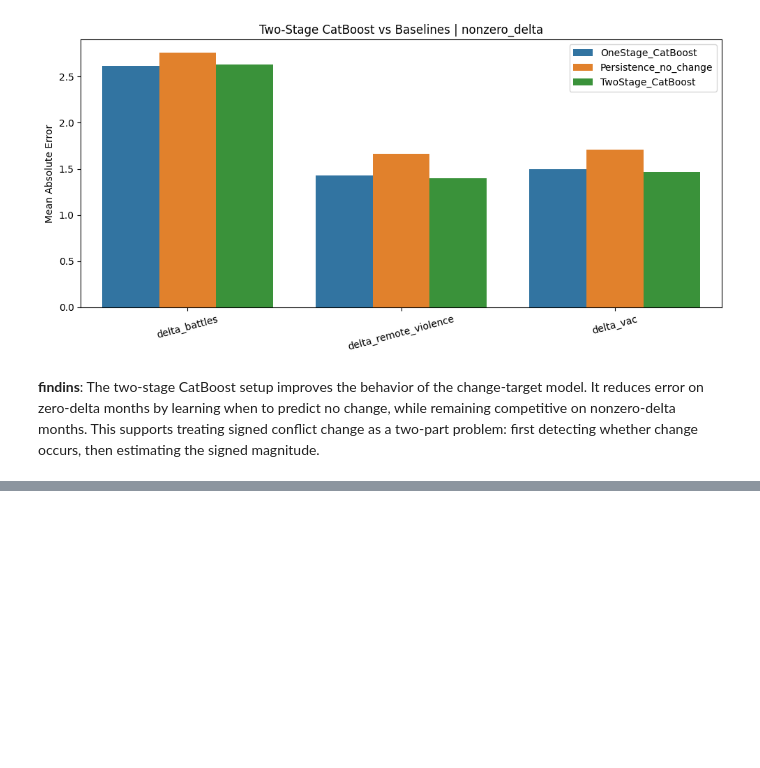
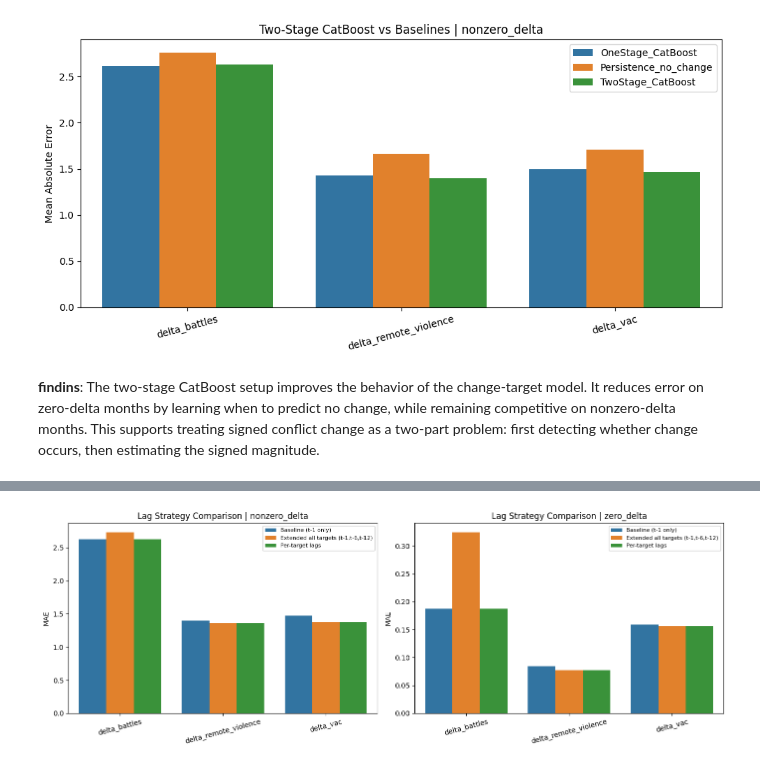
Before and after one commit to rapsoj/predicting-global-conflict, a Jupyter notebook: forecast_model/notebooks/change_target_track.ipynb, the cells around one changed output, grey strips where cells are left out. Cells and saved outputs as stored; diff of their text form; code cells hidden in the pictures; blank space fills up the shorter version.

```diff
--- a/forecast_model/notebooks/change_target_track.ipynb
+++ b/forecast_model/notebooks/change_target_track.ipynb
@@ -1890,0 +2507,29 @@ for group in ['zero_delta', 'nonzero_delta']:
+# %%
+baseline_plot = two_stage_summary[
+    two_stage_summary['model'] == 'TwoStage_CatBoost'
+][['target', 'delta_group', 'mae']].copy()
+baseline_plot['model'] = 'Baseline (t-1 only)'
+
+extended_plot = extended_lag_summary.copy()
+extended_plot['model'] = 'Extended all targets (t-1,t-6,t-12)'
+
+per_target_plot = per_target_summary.copy()
+per_target_plot['model'] = 'Per-target lags'
+
+plot_df = pd.concat([baseline_plot, extended_plot, per_target_plot], ignore_index=True)
+
+fig, axes = plt.subplots(1, 2, figsize=(14, 5))
+
+for ax, group in zip(axes, ['nonzero_delta', 'zero_delta']):
+    data = plot_df[plot_df['delta_group'] == group]
+    sns.barplot(data=data, x='target', y='mae', hue='model', ax=ax)
+    ax.set_title(f'Lag Strategy Comparison | {group}')
+    ax.set_xlabel('')
+    ax.set_ylabel('MAE')
+    ax.tick_params(axis='x', rotation=15)
+    ax.legend(title='', fontsize=8)
+
+plt.tight_layout()
+plt.show()
+# %% [output]
+[figure, added]
```
Also changed, not shown: parts of 45 cells of this notebook, 2 other files.
